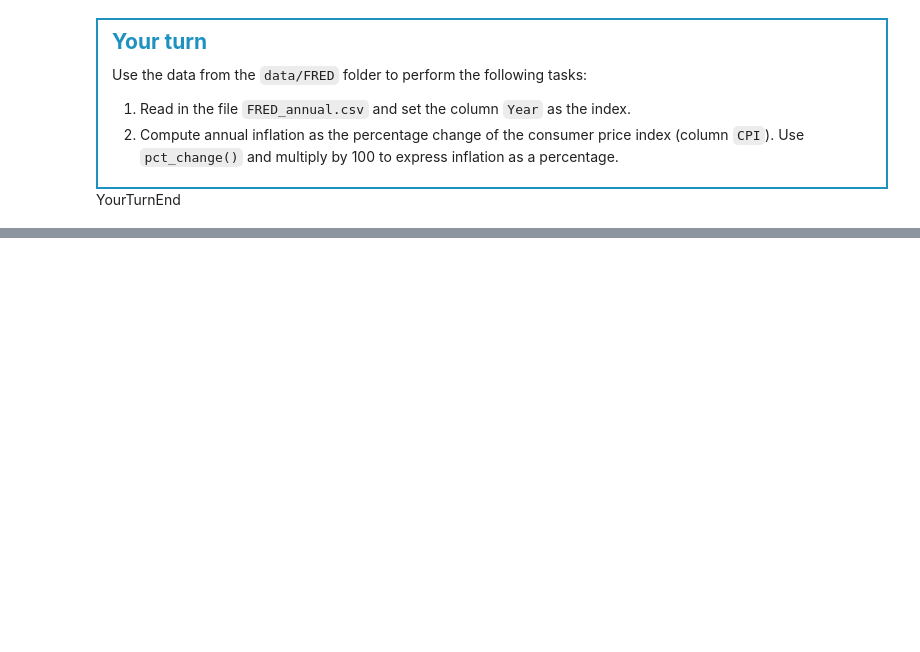
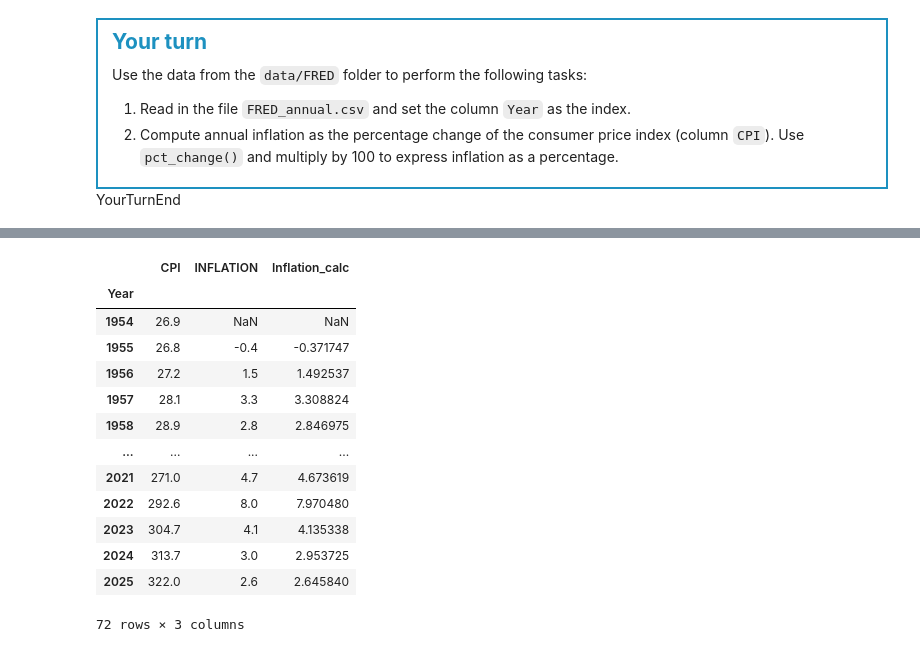
Before and after one commit to Sanitysr163216/TECH2-H26, a Jupyter notebook: lectures/lecture2/lecture2-template_TF.ipynb, the cells around one changed output, grey strips where cells are left out. Cells and saved outputs as stored; diff of their text form; code cells hidden in the pictures; blank space fills up the shorter version.

```diff
--- a/lectures/lecture2/lecture2-template_TF.ipynb
+++ b/lectures/lecture2/lecture2-template_TF.ipynb
@@ -902,0 +935,18 @@ NameError: name 'pd' is not defined
+# %%
+df_annual['Inflation_calc'] = df_annual['CPI'].pct_change() * 100
+df_annual[['CPI', 'INFLATION', 'Inflation_calc']]
+# %% [output]
+|  | CPI | INFLATION | Inflation_calc |
+| Year |  |  |  |
+| 1954 | 26.9 | NaN | NaN |
+| 1955 | 26.8 | -0.4 | -0.371747 |
+| 1956 | 27.2 | 1.5 | 1.492537 |
+| 1957 | 28.1 | 3.3 | 3.308824 |
+| 1958 | 28.9 | 2.8 | 2.846975 |
+| ... | ... | ... | ... |
+| 2021 | 271.0 | 4.7 | 4.673619 |
+| 2022 | 292.6 | 8.0 | 7.970480 |
+| 2023 | 304.7 | 4.1 | 4.135338 |
+| 2024 | 313.7 | 3.0 | 2.953725 |
+| 2025 | 322.0 | 2.6 | 2.645840 |
+72 rows × 3 columns
```
Also changed, not shown: parts of 12 cells of this notebook.
